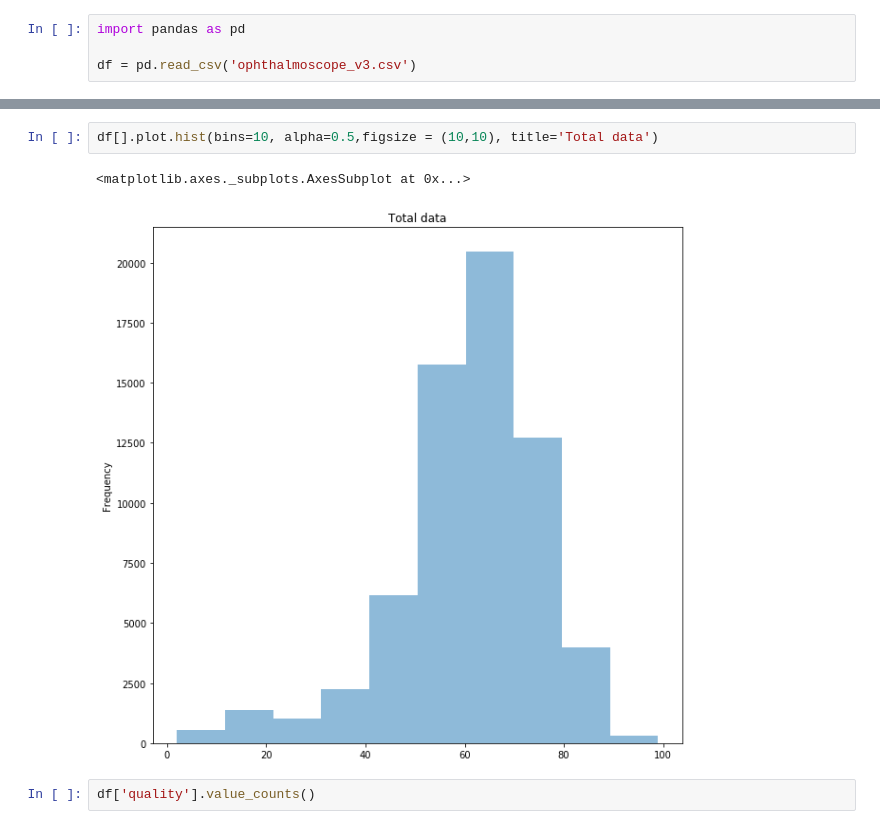
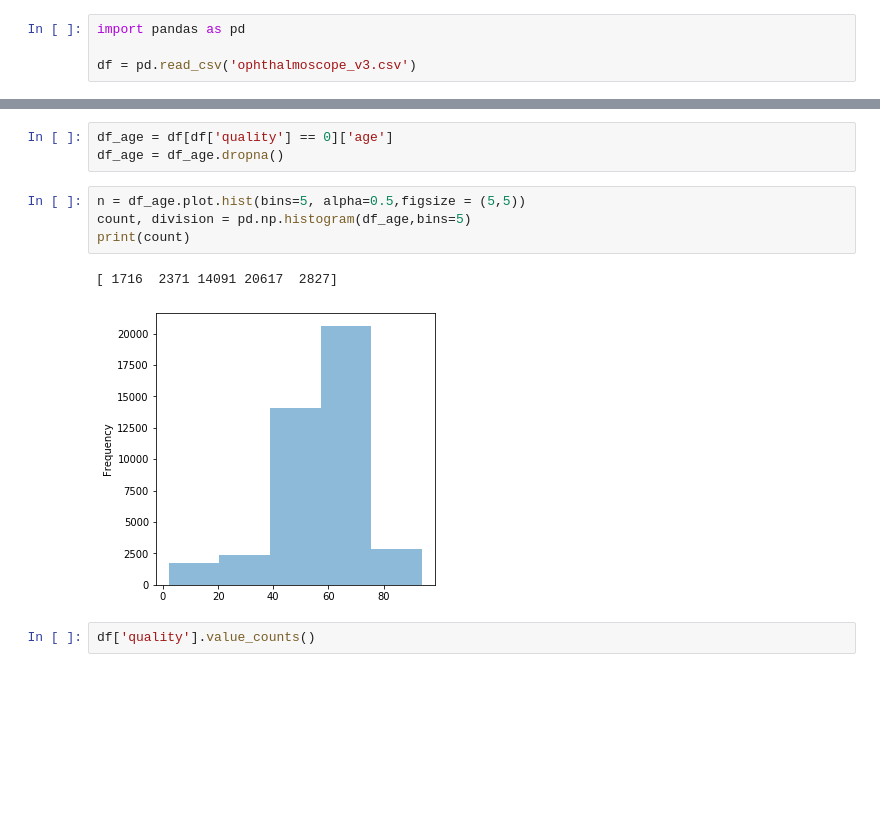
Before and after one commit to RicoSuaveGuapo/Ophthalmoscope, a Jupyter notebook: preprocess.ipynb, the cells around one changed output, grey strips where cells are left out. Saved outputs shown, nothing was run; the diff lists cells and outputs as text; blank space fills up the shorter version.

```diff
--- a/preprocess.ipynb
+++ b/preprocess.ipynb
@@ -472,8 +465,13 @@ Name: quality, dtype: int64
-# %%
-df[].plot.hist(bins=10, alpha=0.5,figsize = (10,10), title='Total data')
-# %% [output]
-<matplotlib.axes._subplots.AxesSubplot at 0x...>
-[figure, removed]
+# %%
+df_age = df[df['quality'] == 0]['age']
+df_age = df_age.dropna()
+# %%
+n = df_age.plot.hist(bins=5, alpha=0.5,figsize = (5,5))
+count, division = pd.np.histogram(df_age,bins=5)
+print(count)
+# %% [output]
+[ 1716  2371 14091 20617  2827]
+[figure, added]
 # %%
 df['quality'].value_counts()
 # %% [output]
```
Also changed, not shown: parts of 1 cell of this notebook, 4 other files.
